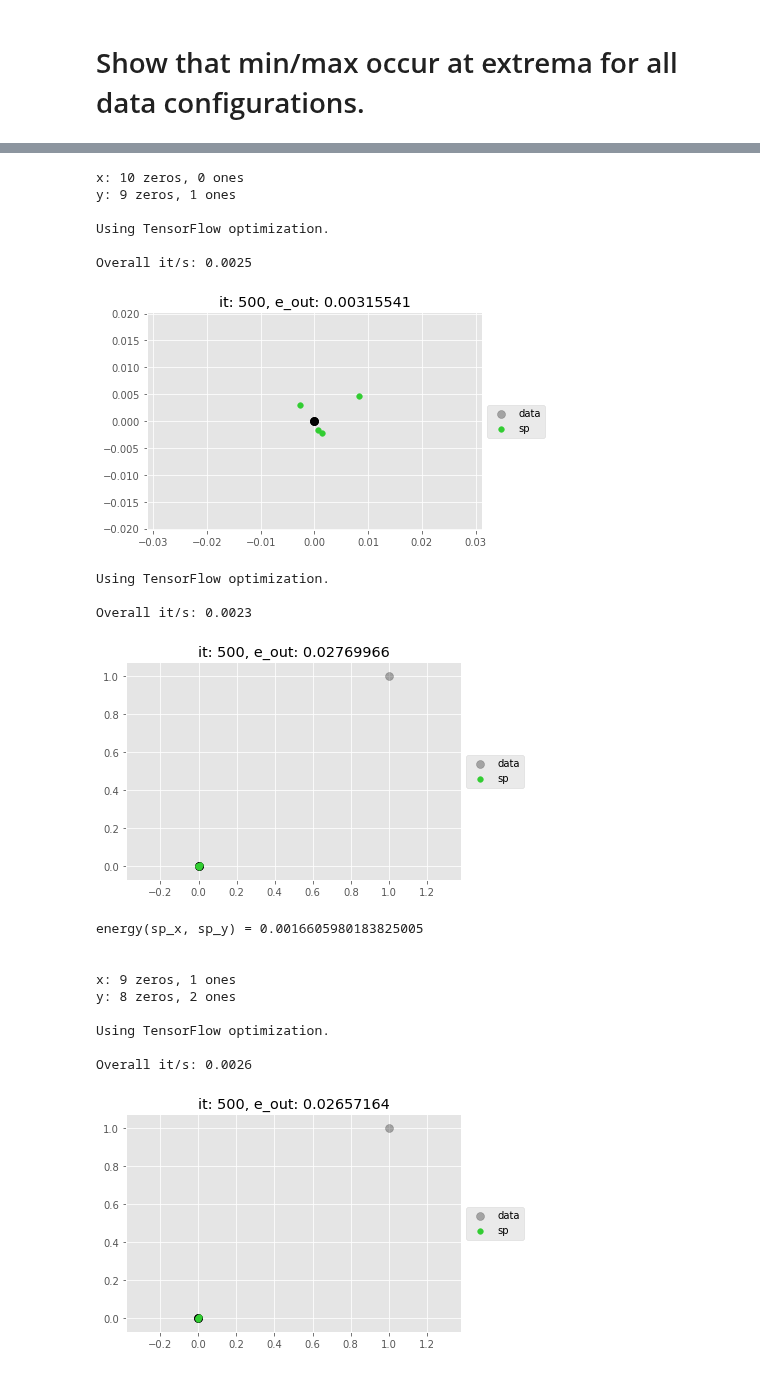
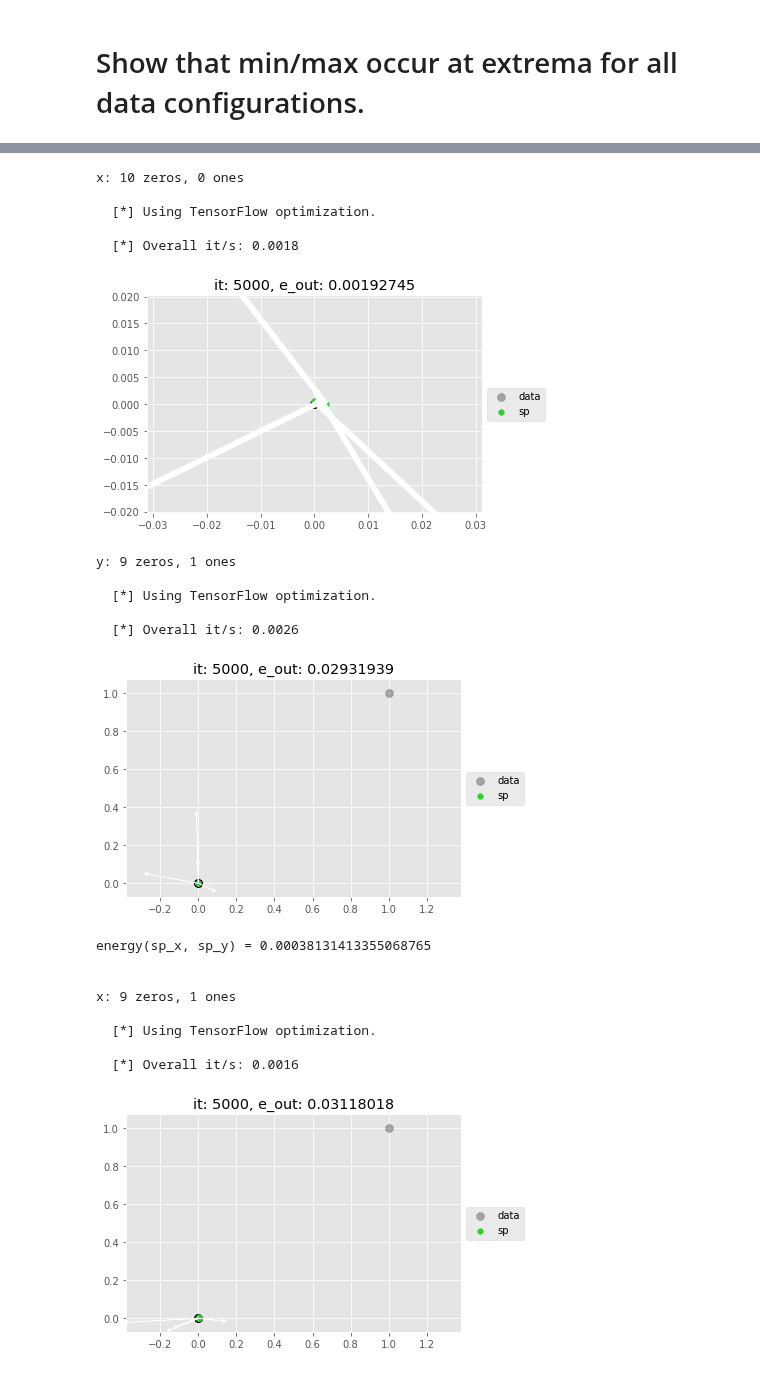
Before and after one commit to diesendruck/pv, a Jupyter notebook: mv_sp_privacy/src/mv_sp_privacy.ipynb, the cells around one changed output, grey strips where cells are left out. Cells and saved outputs as stored; diff of their text form; code cells hidden in the pictures.

```diff
--- a/mv_sp_privacy/src/mv_sp_privacy.ipynb
+++ b/mv_sp_privacy/src/mv_sp_privacy.ipynb
@@ -378,31 +408,35 @@ def sample_sp_exp_mech(e_out, energy_sensitivity, x, y, max_iter, lr, eps=1.):
     # Start with copy of optimal support points, then diffuse until
     # energy(true, copy) is at least e_tilde.
     y_tilde = y.copy()
-    energy_x_y_tilde = 0.
+    energy_y_y_tilde = 0.
     count = 0
-    max_count = 5e2
-    while energy_x_y_tilde < e_tilde and count < max_count:
+    max_count = 1e3
+    while energy_y_y_tilde < e_tilde and count < max_count:
         y_tilde += np.random.normal(0, DIFFUSION_SIZE, size=y_tilde.shape)
 
-        energy_x_y_tilde, _ = energy(x, y_tilde)
+        energy_y_y_tilde, _ = energy(y, y_tilde)
 
         count += 1
 
     if count < max_count:
         print(('Diffusion count {:5}, e_out: {:9.8f}, e~: {:6.3f}, '
-               'energy(x,y~): {:5.3f}, error%: {:.3f}').format(
-            count, e_out, e_tilde, energy_x_y_tilde, (energy_x_y_tilde - e_tilde) / e_tilde))
+               'energy(y,y~): {:5.3f}, error%: {:.3f}').format(
+            count, e_out, e_tilde, energy_y_y_tilde, (energy_y_y_tilde - e_tilde) / e_tilde))
     else:
         print('DID NOT REACH E-TILDE LEVEL')
         sys.exit()
 
     # -------------------------------------------------------
 
-    return y_tilde, e_tilde, energy_x_y_tilde
+    return y_tilde, e_tilde, energy_y_y_tilde
 # %%
 # Define energy sensitivity for Exponential Mechanism.
+
+#EPS = 1
+#DIFFUSION_SIZE = 1e-2
+
 #energy_sensitivity = np.power(dim, 1. / ENERGY_POWER) / N
-energy_sensitivity = 2 * dim ** (1. / ENERGY_POWER) / N ** 2  # TODO: New result, verify
+energy_sensitivity = 2 * DIM ** (1. / ENERGY_POWER) / N ** 2  # TODO: New result, verify
 
 print('Laplace(2 * S / eps) = Laplace(2 * {:.4f} / {:.2f}) = Laplace({:.3f})'.format(
     energy_sensitivity, EPS, 2. * energy_sensitivity / EPS))
@@ -499,54 +535,56 @@ for i in range(n):
 # %%
-n = 10
-d = 2
-ENERGY_POWER = 3
-NUM_SUPPORT = 4
+# main3()
+
+M = 10  # Data size.
+N = 4   # Support size.
+DIM = 2
+ENERGY_POWER = 2
+
 LR = 1e-2
-MAX_ITER = 501
-SAVE_ITER = 500
+MAX_ITER = 5001
+SAVE_ITER = 5000
 
 energies_data = []
 energies_sp = []
 
-for i in range(n):
+for i in range(M):
     n_one = i
-    n_zero = n - n_one
+    n_zero = M - n_one
 
-    x = np.concatenate((np.zeros((n_zero, d)), np.ones((n_one, d))))
-    y = np.concatenate((np.zeros((n_zero - 1, d)), np.ones((n_one + 1, d))))
-    #print('x: {}\n y: {}'.format(','.join([str(k) for k in x]), ','.join([str(k) for k in y])))
-    print('x: {} zeros, {} ones\ny: {} zeros, {} ones'.format(n_zero, n_one,
-                                                              n_zero - 1, n_one + 1))
+    x = np.concatenate((np.zeros((n_zero, DIM)), np.ones((n_one, DIM))))
+    y = np.concatenate((np.zeros((n_zero - 1, DIM)), np.ones((n_one + 1, DIM))))
 
-    sp_x, _ = get_support_points(x, NUM_SUPPORT, lr=LR, max_iter=MAX_ITER, is_tf=True)
-    sp_y, _ = get_support_points(y, NUM_SUPPORT, lr=LR, max_iter=MAX_ITER, is_tf=True)
+    print('x: {} zeros, {} ones'.format(n_zero, n_one))
+    sp_x, _ = get_support_points(x, N, lr=LR, max_iter=MAX_ITER, is_tf=True)
+    print('y: {} zeros, {} ones'.format(n_zero - 1, n_one + 1))
+    sp_y, _ = get_support_points(y, N, lr=LR, max_iter=MAX_ITER, is_tf=True)
 
     e_data, _ = energy(x, y, power=ENERGY_POWER)
     e_sp, _ = energy(sp_x, sp_y, power=ENERGY_POWER)
 
     energies_data.append(e_data)
     energies_sp.append(e_sp)
 
     print('energy(sp_x, sp_y) = {}\n\n'.format(e_sp))
 # %% [output]
 x: 10 zeros, 0 ones
-y: 9 zeros, 1 ones
 
-Using TensorFlow optimization.
+  [*] Using TensorFlow optimization.
 
-Overall it/s: 0.0025
+  [*] Overall it/s: 0.0018
-[figure, old version]
+[figure, new version]
-Using TensorFlow optimization.
+y: 9 zeros, 1 ones
 
-Overall it/s: 0.0023
+  [*] Using TensorFlow optimization.
+
+  [*] Overall it/s: 0.0026
-[figure, old version]
+[figure, new version]
-energy(sp_x, sp_y) = 0.0016605980183825005
+energy(sp_x, sp_y) = 0.00038131413355068765
 
 
 x: 9 zeros, 1 ones
-y: 8 zeros, 2 ones
 
-Using TensorFlow optimization.
+  [*] Using TensorFlow optimization.
 
-Overall it/s: 0.0026
+  [*] Overall it/s: 0.0016
-[figure, old version]
+[figure, new version]
```
Also changed, not shown: parts of 16 cells of this notebook.
